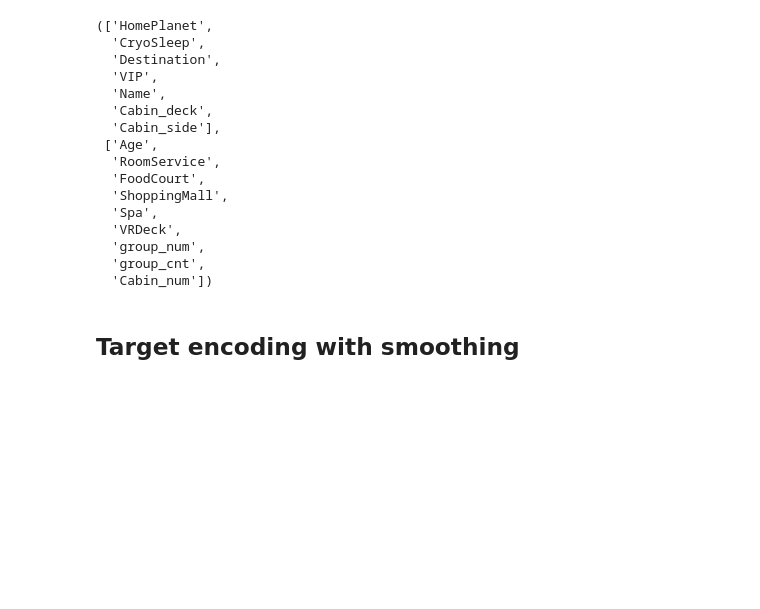
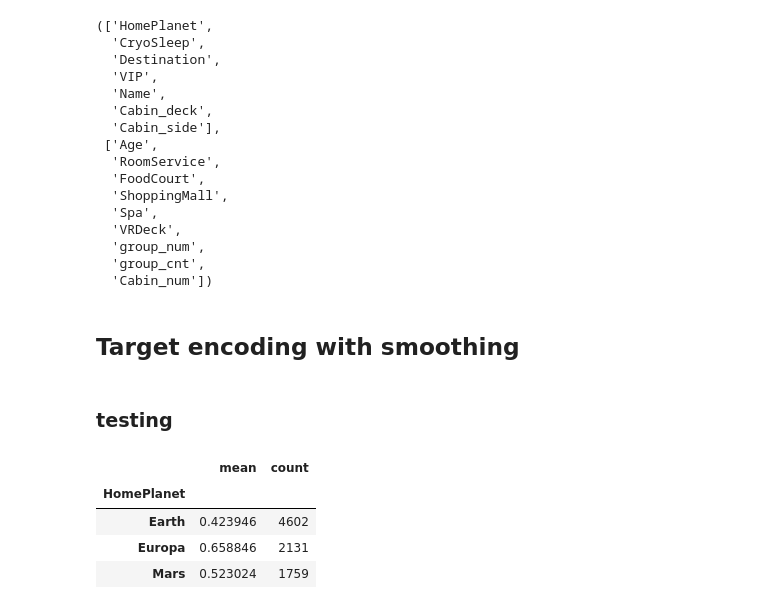
Before and after one commit to sinjy1203/kaggle_MyNotebook, a Jupyter notebook: spaceshiptitanic-binaryclassification-2.ipynb, the cells around one changed output. Drawn from its saved outputs; the diff is of its cells as text; code cells hidden in the pictures; blank space fills up the shorter version.

```diff
--- a/spaceshiptitanic-binaryclassification-2.ipynb
+++ b/spaceshiptitanic-binaryclassification-2.ipynb
@@ -274,0 +340,19 @@ feats_cat, feats_num
+# %% [markdown]
+### testing
+# %%
+train_ = dataset[dataset['Transported'].notnull()]
+test_ = dataset[dataset['Transported'].isnull()]
+# %%
+trn_series = train_['HomePlanet']
+tst_series = test_['HomePlanet']
+target = train_['Transported']
+# %%
+temp = pd.concat([trn_series, target], axis=1)
+averages = temp.groupby(by=trn_series.name)[target.name].agg(['mean', 'count'])
+averages
+# %% [output]
+|  | mean | count |
+| HomePlanet |  |  |
+| Earth | 0.423946 | 4602 |
+| Europa | 0.658846 | 2131 |
+| Mars | 0.523024 | 1759 |
```
Also changed, not shown: parts of 6 cells of this notebook.
